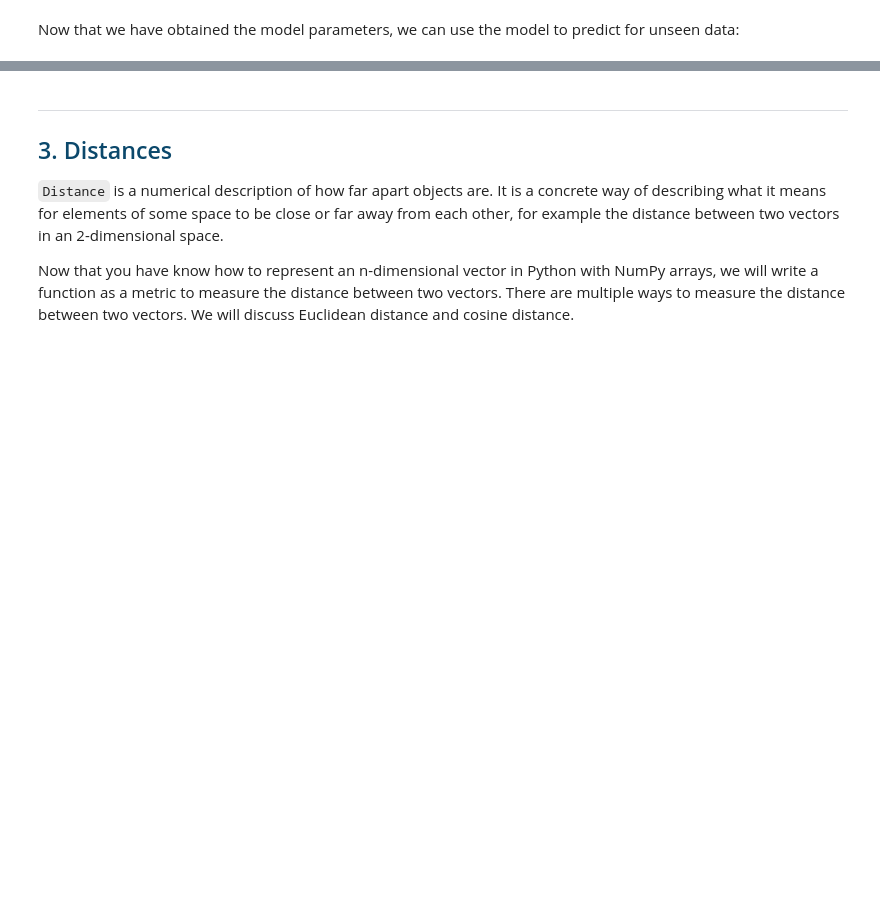
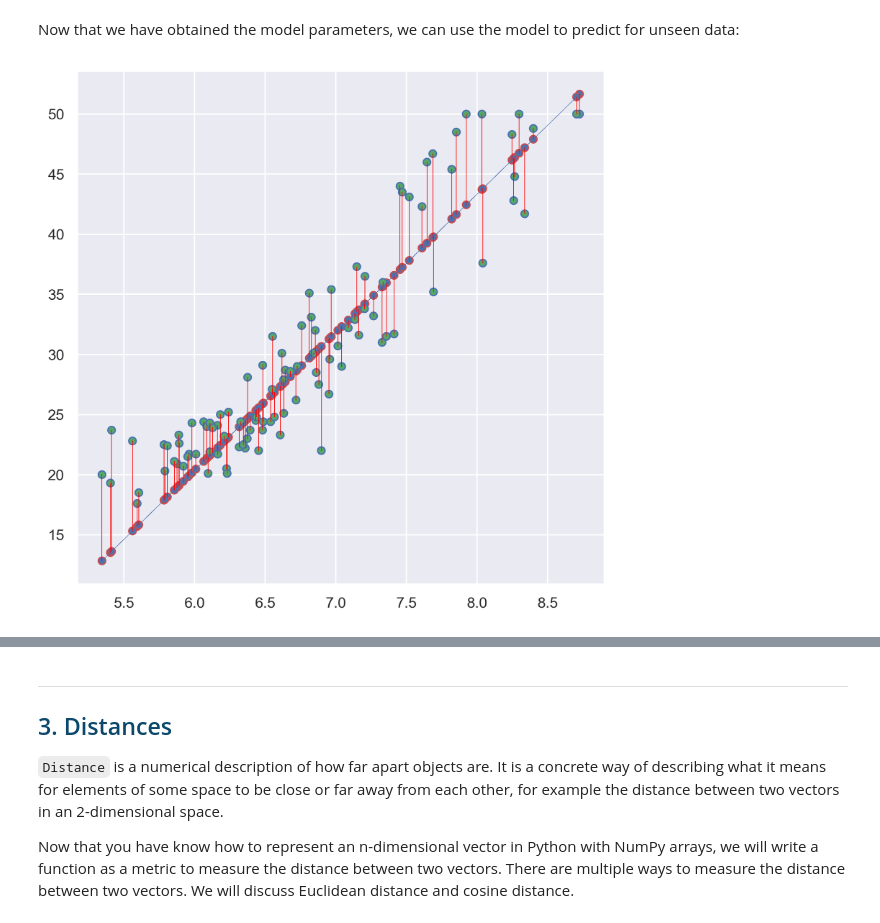
Before and after one commit to tulip-lab/flip00, a Jupyter notebook: F0B-03-Supervised.ipynb, the cells around one changed output, grey strips where cells are left out. Cells and saved outputs as stored; diff of their text form; code cells hidden in the pictures; blank space fills up the shorter version.

```diff
--- a/F0B-03-Supervised.ipynb
+++ b/F0B-03-Supervised.ipynb
@@ -428,4 +697,4 @@ Build a linear regression model from training data
 from sklearn import linear_model
 lr = linear_model.LinearRegression()
 
-lr.fit(train_X, train_Y)
+print(lr.fit(train_X, train_Y))
@@ -454,24 +732,26 @@ yhat_test = lr.predict(test_X)
 # %%
 fig,ax = plt.subplots(figsize=(7,7),dpi=300)
 
 # plot the predicted points along the prediction line
 scales = 30*np.ones(len(test_X))
 ax.scatter(test_X,yhat_test,s=scales,color='b',edgecolor='r')
 ax.plot(test_X,yhat_test,color='b',linewidth=.2)
 
 # plot the true values
 scales = 30*np.ones(len(test_X))
 ax.scatter(test_X,test_Y,s=scales,color='g',edgecolor='b')
 
 # plot the residual line
 tmp = np.reshape(test_X,[1,len(test_X)])[0]
 tmp_x = []
 tmp_y = []
-for i in xrange(len(test_X)):
+for i in range(len(test_X)):
     tmp_x = np.append(tmp_x,tmp[i])
     tmp_y = np.append(tmp_y,yhat_test[i])
     tmp_x = np.append(tmp_x,tmp[i])
     tmp_y = np.append(tmp_y,test_Y[i])
     ax.plot(tmp_x,tmp_y,color='red',linewidth=0.5)
     tmp_x = []
     tmp_y = []
+# %% [output]
+[figure, added]
```
Also changed, not shown: parts of 108 cells of this notebook, 7 other files.
